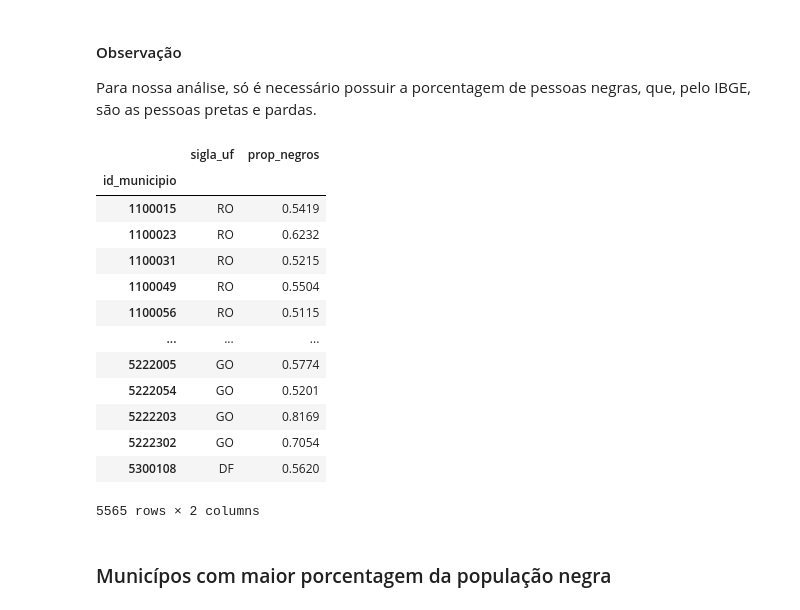
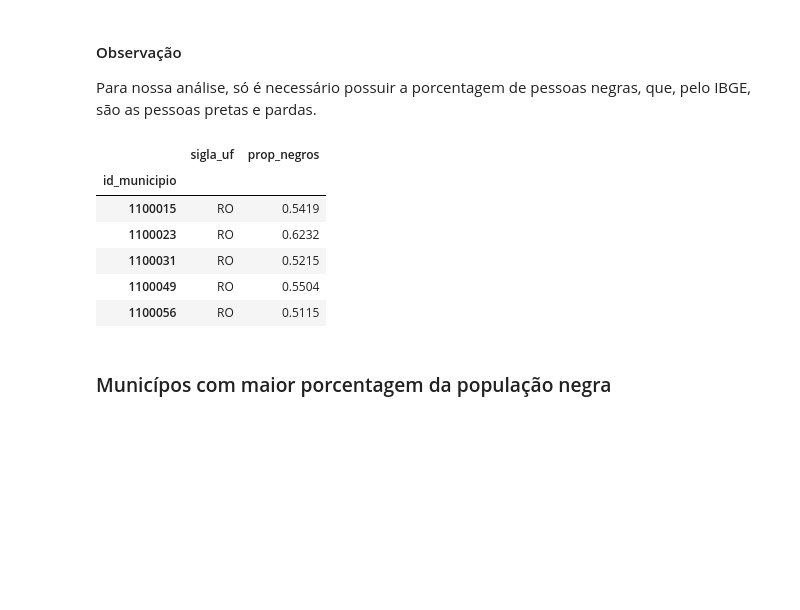
Before and after one commit to saulorcj/tarefas-analytica, a Jupyter notebook: A2/analise_dados.ipynb, the cells around one changed output. Cells and saved outputs as stored; diff of their text form; code cells hidden in the pictures; blank space fills up the shorter version.

```diff
--- a/A2/analise_dados.ipynb
+++ b/A2/analise_dados.ipynb
@@ -115,24 +120,17 @@ Para nossa análise, só é necessário possuir a porcentagem de pessoas negras,
 # %%
 df_negros = pd.concat([df_raca["sigla_uf"], (df_raca["Preta"] + df_raca["Parda"]) / 100], axis=1)
 df_negros.index = df_raca["id_municipio"]
 df_negros.rename(columns = {0: "prop_negros"},
                       inplace=True)
-df_negros
+df_negros.head()
 # %% [output]
 |  | sigla_uf | prop_negros |
 | id_municipio |  |  |
 | 1100015 | RO | 0.5419 |
 | 1100023 | RO | 0.6232 |
 | 1100031 | RO | 0.5215 |
 | 1100049 | RO | 0.5504 |
 | 1100056 | RO | 0.5115 |
-| ... | ... | ... |
-| 5222005 | GO | 0.5774 |
-| 5222054 | GO | 0.5201 |
-| 5222203 | GO | 0.8169 |
-| 5222302 | GO | 0.7054 |
-| 5300108 | DF | 0.5620 |
-5565 rows × 2 columns
 # %% [markdown]
 ### Municípos com maior porcentagem da população negra
 # %%
```
Also changed, not shown: parts of 33 cells of this notebook.
